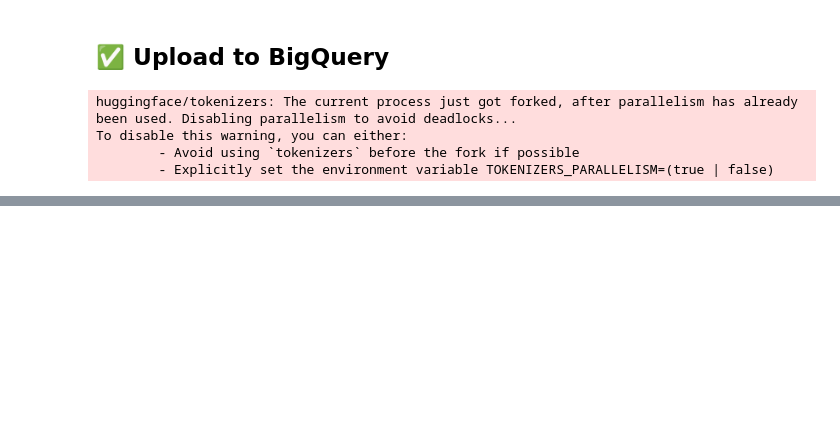
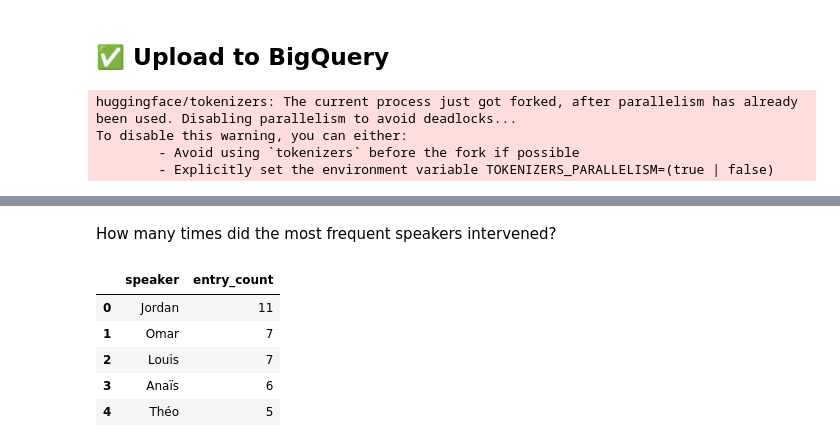
Before and after one commit to malibenbel/notes-optimizer, a Jupyter notebook: notebook.ipynb, the cells around one changed output, grey strips where cells are left out. Cells and saved outputs as stored; diff of their text form; code cells hidden in the pictures; blank space fills up the shorter version.

```diff
--- a/notebook.ipynb
+++ b/notebook.ipynb
@@ -148,0 +175,19 @@ To disable this warning, you can either:
+# %% [markdown]
+How many times did the most frequent speakers intervened?
+# %%
+query = """
+    SELECT speaker, COUNT(*) AS entry_count
+    FROM `pipeline-notes-optimizer.meeting_notes.summarized_notes`
+    GROUP BY speaker
+    ORDER BY entry_count DESC
+"""
+
+df_query = client.query(query).to_dataframe()
+df_query.head()
+# %% [output]
+|  | speaker | entry_count |
+| 0 | Jordan | 11 |
+| 1 | Omar | 7 |
+| 2 | Louis | 7 |
+| 3 | Anaïs | 6 |
+| 4 | Théo | 5 |
```
Also changed, not shown: parts of 8 cells of this notebook.
